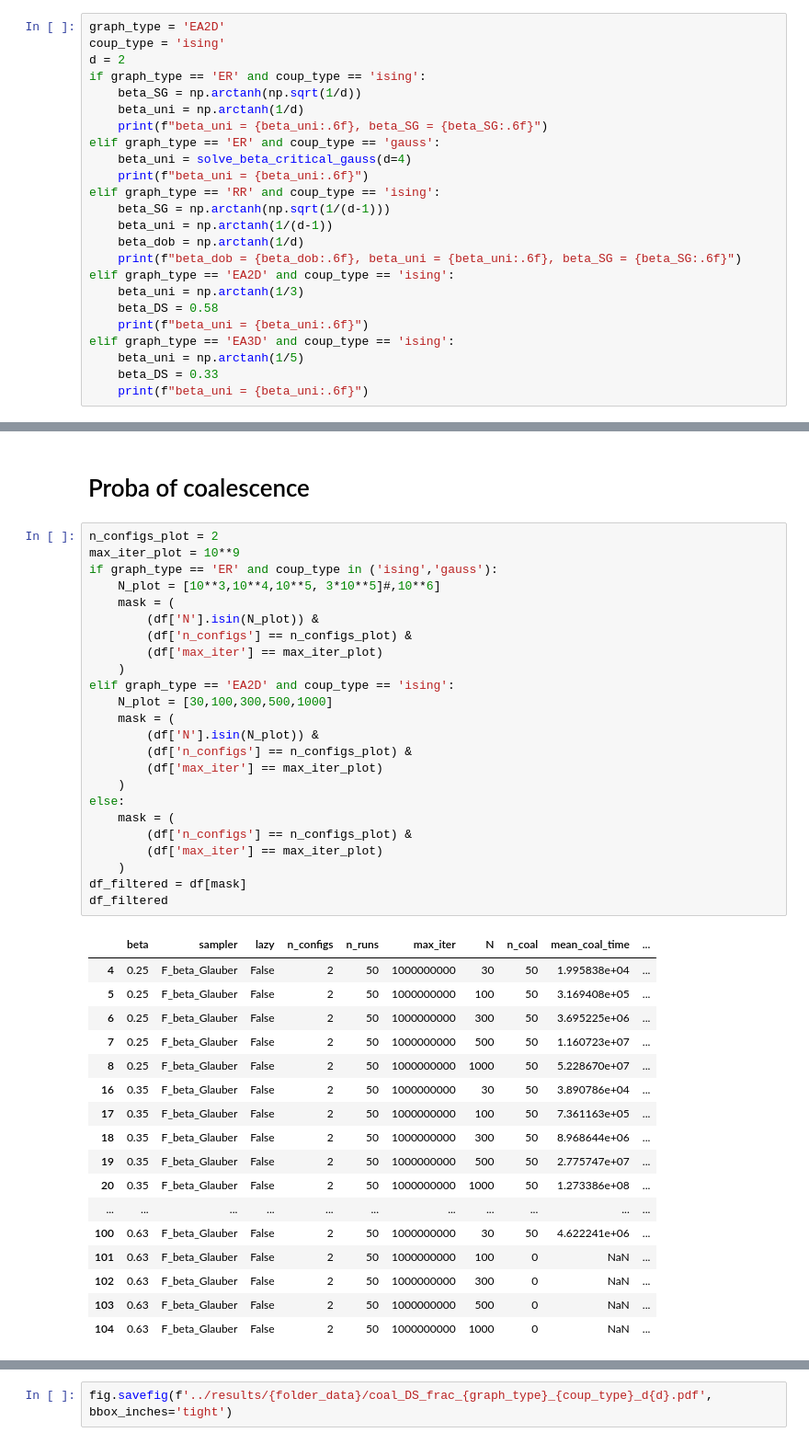
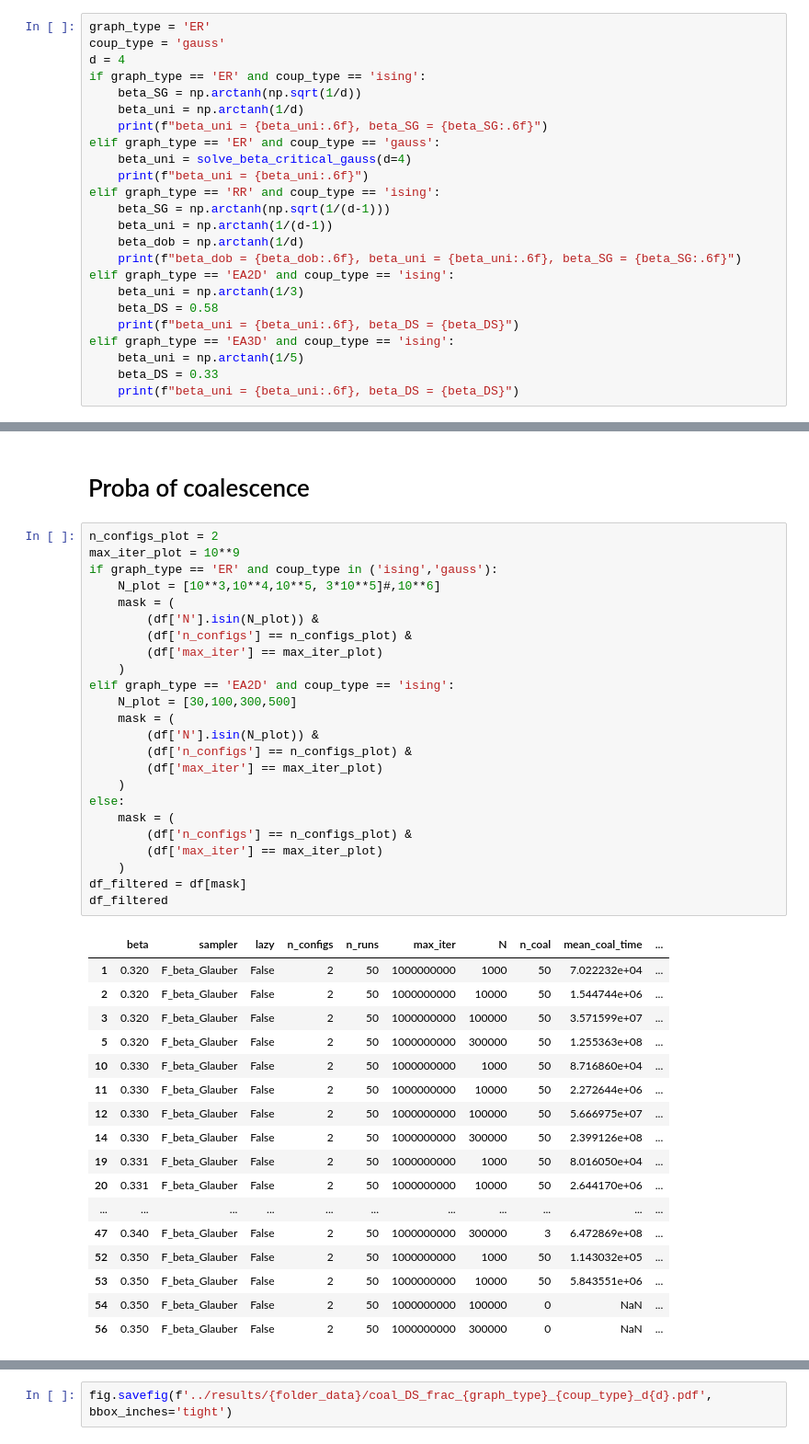
Before and after one commit to LouiseBudzynski/Bounding_Chain_Disordered_Ising_Models, a Jupyter notebook: notebooks/read_coal_time_DS.ipynb, the cells around one changed output, grey strips where cells are left out. Shown at 92% size. Cells and saved outputs as stored; diff of their text form.

```diff
--- a/notebooks/read_coal_time_DS.ipynb
+++ b/notebooks/read_coal_time_DS.ipynb
@@ -28,9 +28,9 @@ plt.rcParams['ytick.labelsize'] = 13
 plt.rcParams['legend.fontsize'] = 12
 plt.rcParams['axes.titlesize'] = 16
 # %%
-graph_type = 'EA2D'
-coup_type = 'ising'
-d = 2
+graph_type = 'ER'
+coup_type = 'gauss'
+d = 4
 if graph_type == 'ER' and coup_type == 'ising':
     beta_SG = np.arctanh(np.sqrt(1/d))
     beta_uni = np.arctanh(1/d)
@@ -46,9 +46,9 @@ elif graph_type == 'RR' and coup_type == 'ising':
 elif graph_type == 'EA2D' and coup_type == 'ising':
     beta_uni = np.arctanh(1/3)
     beta_DS = 0.58
-    print(f"beta_uni = {beta_uni:.6f}")
+    print(f"beta_uni = {beta_uni:.6f}, beta_DS = {beta_DS}")
 elif graph_type == 'EA3D' and coup_type == 'ising':
     beta_uni = np.arctanh(1/5)
     beta_DS = 0.33
-    print(f"beta_uni = {beta_uni:.6f}")
+    print(f"beta_uni = {beta_uni:.6f}, beta_DS = {beta_DS}")
 # %% [output]
@@ -90,45 +93,45 @@ sizes: [np.int64(100), np.int64(400), np.int64(900), np.int64(3600), np.int64(10
 # %%
 n_configs_plot = 2
 max_iter_plot = 10**9
 if graph_type == 'ER' and coup_type in ('ising','gauss'):
     N_plot = [10**3,10**4,10**5, 3*10**5]#,10**6]
     mask = (
         (df['N'].isin(N_plot)) &
         (df['n_configs'] == n_configs_plot) &
         (df['max_iter'] == max_iter_plot)
     )
 elif graph_type == 'EA2D' and coup_type == 'ising':
-    N_plot = [30,100,300,500,1000]
+    N_plot = [30,100,300,500]
     mask = (
         (df['N'].isin(N_plot)) &
         (df['n_configs'] == n_configs_plot) &
         (df['max_iter'] == max_iter_plot)
     )
 else:
     mask = (
         (df['n_configs'] == n_configs_plot) &
         (df['max_iter'] == max_iter_plot)
     )
 df_filtered = df[mask]
 df_filtered
 # %% [output]
 |  | beta | sampler | lazy | n_configs | n_runs | max_iter | N | n_coal | mean_coal_time | ... |
-| 4 | 0.25 | F_beta_Glauber | False | 2 | 50 | 1000000000 | 30 | 50 | 1.995838e+04 | ... |
-| 5 | 0.25 | F_beta_Glauber | False | 2 | 50 | 1000000000 | 100 | 50 | 3.169408e+05 | ... |
-| 6 | 0.25 | F_beta_Glauber | False | 2 | 50 | 1000000000 | 300 | 50 | 3.695225e+06 | ... |
-| 7 | 0.25 | F_beta_Glauber | False | 2 | 50 | 1000000000 | 500 | 50 | 1.160723e+07 | ... |
-| 8 | 0.25 | F_beta_Glauber | False | 2 | 50 | 1000000000 | 1000 | 50 | 5.228670e+07 | ... |
-| 16 | 0.35 | F_beta_Glauber | False | 2 | 50 | 1000000000 | 30 | 50 | 3.890786e+04 | ... |
-| 17 | 0.35 | F_beta_Glauber | False | 2 | 50 | 1000000000 | 100 | 50 | 7.361163e+05 | ... |
-| 18 | 0.35 | F_beta_Glauber | False | 2 | 50 | 1000000000 | 300 | 50 | 8.968644e+06 | ... |
-| 19 | 0.35 | F_beta_Glauber | False | 2 | 50 | 1000000000 | 500 | 50 | 2.775747e+07 | ... |
-| 20 | 0.35 | F_beta_Glauber | False | 2 | 50 | 1000000000 | 1000 | 50 | 1.273386e+08 | ... |
+| 1 | 0.320 | F_beta_Glauber | False | 2 | 50 | 1000000000 | 1000 | 50 | 7.022232e+04 | ... |
+| 2 | 0.320 | F_beta_Glauber | False | 2 | 50 | 1000000000 | 10000 | 50 | 1.544744e+06 | ... |
+| 3 | 0.320 | F_beta_Glauber | False | 2 | 50 | 1000000000 | 100000 | 50 | 3.571599e+07 | ... |
+| 5 | 0.320 | F_beta_Glauber | False | 2 | 50 | 1000000000 | 300000 | 50 | 1.255363e+08 | ... |
+| 10 | 0.330 | F_beta_Glauber | False | 2 | 50 | 1000000000 | 1000 | 50 | 8.716860e+04 | ... |
+| 11 | 0.330 | F_beta_Glauber | False | 2 | 50 | 1000000000 | 10000 | 50 | 2.272644e+06 | ... |
+| 12 | 0.330 | F_beta_Glauber | False | 2 | 50 | 1000000000 | 100000 | 50 | 5.666975e+07 | ... |
+| 14 | 0.330 | F_beta_Glauber | False | 2 | 50 | 1000000000 | 300000 | 50 | 2.399126e+08 | ... |
+| 19 | 0.331 | F_beta_Glauber | False | 2 | 50 | 1000000000 | 1000 | 50 | 8.016050e+04 | ... |
+| 20 | 0.331 | F_beta_Glauber | False | 2 | 50 | 1000000000 | 10000 | 50 | 2.644170e+06 | ... |
 | ... | ... | ... | ... | ... | ... | ... | ... | ... | ... | ... |
-| 100 | 0.63 | F_beta_Glauber | False | 2 | 50 | 1000000000 | 30 | 50 | 4.622241e+06 | ... |
-| 101 | 0.63 | F_beta_Glauber | False | 2 | 50 | 1000000000 | 100 | 0 | NaN | ... |
-| 102 | 0.63 | F_beta_Glauber | False | 2 | 50 | 1000000000 | 300 | 0 | NaN | ... |
-| 103 | 0.63 | F_beta_Glauber | False | 2 | 50 | 1000000000 | 500 | 0 | NaN | ... |
-| 104 | 0.63 | F_beta_Glauber | False | 2 | 50 | 1000000000 | 1000 | 0 | NaN | ... |
+| 47 | 0.340 | F_beta_Glauber | False | 2 | 50 | 1000000000 | 300000 | 3 | 6.472869e+08 | ... |
+| 52 | 0.350 | F_beta_Glauber | False | 2 | 50 | 1000000000 | 1000 | 50 | 1.143032e+05 | ... |
+| 53 | 0.350 | F_beta_Glauber | False | 2 | 50 | 1000000000 | 10000 | 50 | 5.843551e+06 | ... |
+| 54 | 0.350 | F_beta_Glauber | False | 2 | 50 | 1000000000 | 100000 | 0 | NaN | ... |
+| 56 | 0.350 | F_beta_Glauber | False | 2 | 50 | 1000000000 | 300000 | 0 | NaN | ... |
 # %%
 fig, ax = plt.subplots()
 
```
Also changed, not shown: parts of 11 cells of this notebook, 1 other file.
